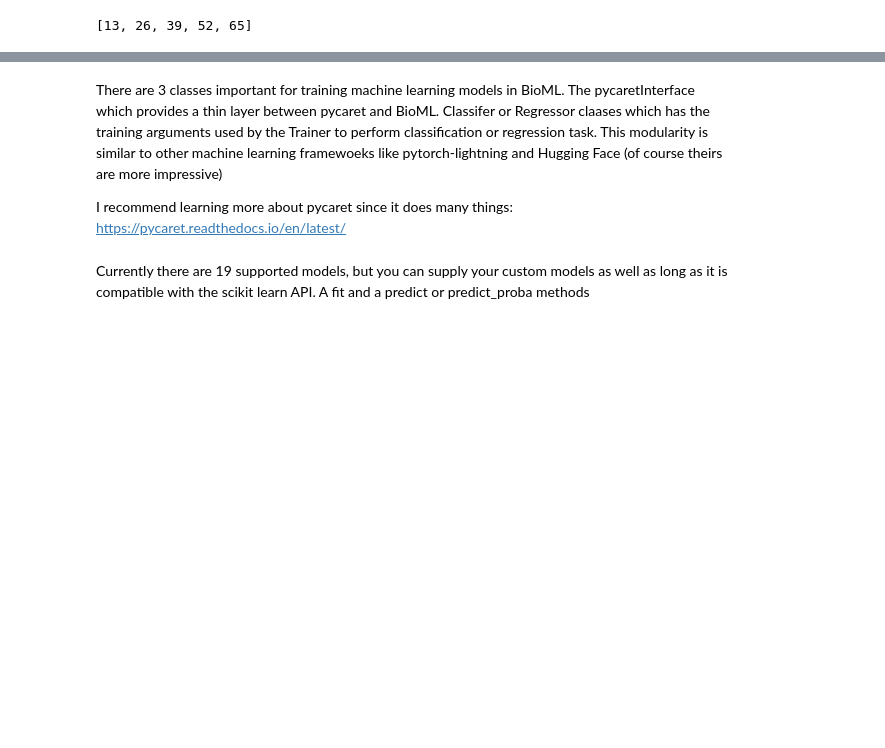
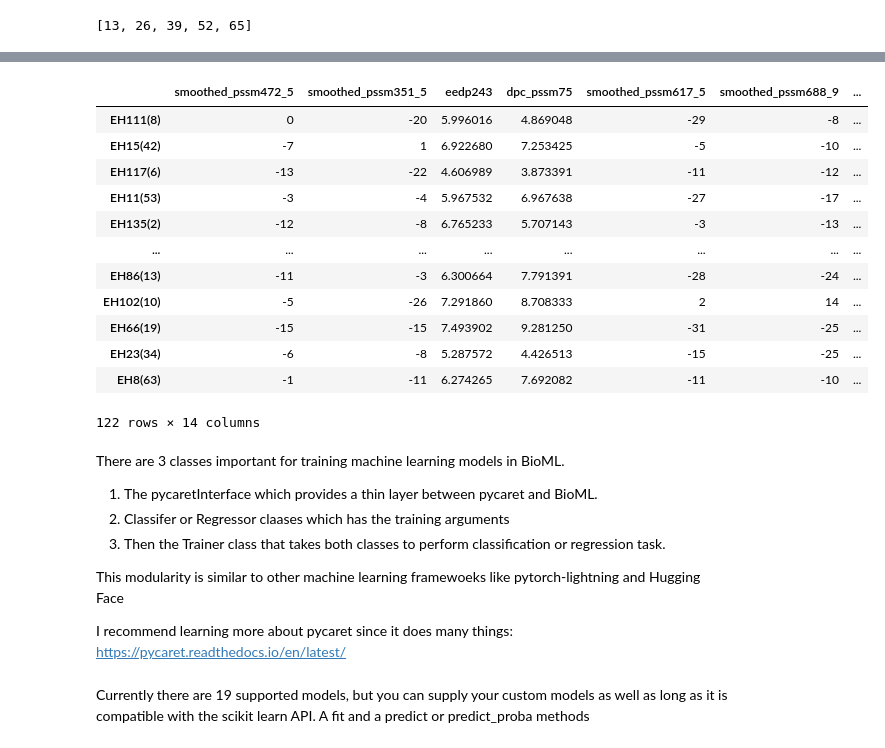
Before and after one commit to etiur/BioML, a Jupyter notebook: examples/test_end_to_end.ipynb, the cells around one changed output, grey strips where cells are left out. Saved outputs shown, nothing was run; the diff lists cells and outputs as text; code cells hidden in the pictures; blank space fills up the shorter version.

```diff
--- a/examples/test_end_to_end.ipynb
+++ b/examples/test_end_to_end.ipynb
@@ -267,7 +281,27 @@ plot = ("learning", "confusion_matrix", "class_report")
+# %%
+X_train
+# %% [output]
+|  | smoothed_pssm472_5 | smoothed_pssm351_5 | eedp243 | dpc_pssm75 | smoothed_pssm617_5 | smoothed_pssm688_9 | ... |
+| EH111(8) | 0 | -20 | 5.996016 | 4.869048 | -29 | -8 | ... |
+| EH15(42) | -7 | 1 | 6.922680 | 7.253425 | -5 | -10 | ... |
+| EH117(6) | -13 | -22 | 4.606989 | 3.873391 | -11 | -12 | ... |
+| EH11(53) | -3 | -4 | 5.967532 | 6.967638 | -27 | -17 | ... |
+| EH135(2) | -12 | -8 | 6.765233 | 5.707143 | -3 | -13 | ... |
+| ... | ... | ... | ... | ... | ... | ... | ... |
+| EH86(13) | -11 | -3 | 6.300664 | 7.791391 | -28 | -24 | ... |
+| EH102(10) | -5 | -26 | 7.291860 | 8.708333 | 2 | 14 | ... |
+| EH66(19) | -15 | -15 | 7.493902 | 9.281250 | -31 | -25 | ... |
+| EH23(34) | -6 | -8 | 5.287572 | 4.426513 | -15 | -25 | ... |
+| EH8(63) | -1 | -11 | 6.274265 | 7.692082 | -11 | -10 | ... |
+122 rows × 14 columns
 # %% [markdown]
-There are 3 classes important for training machine learning models in BioML. The pycaretInterface which provides a thin layer between pycaret and BioML.
-Classifer or Regressor claases which has the training arguments used by the Trainer to perform classification or regression task.
-This modularity is similar to other machine learning framewoeks like pytorch-lightning and Hugging Face (of course theirs are more impressive)
+There are 3 classes important for training machine learning models in BioML.
+
+1. The pycaretInterface which provides a thin layer between pycaret and BioML.
+2. Classifer or Regressor claases which has the training arguments
+3. Then the Trainer class that takes both classes to perform classification or regression task.
+
+This modularity is similar to other machine learning framewoeks like pytorch-lightning and Hugging Face
 
 I recommend learning more about pycaret since it does many things: https://pycaret.readthedocs.io/en/latest/
 # %% [markdown]
```
Also changed, not shown: parts of 51 cells of this notebook, 7 other files.
